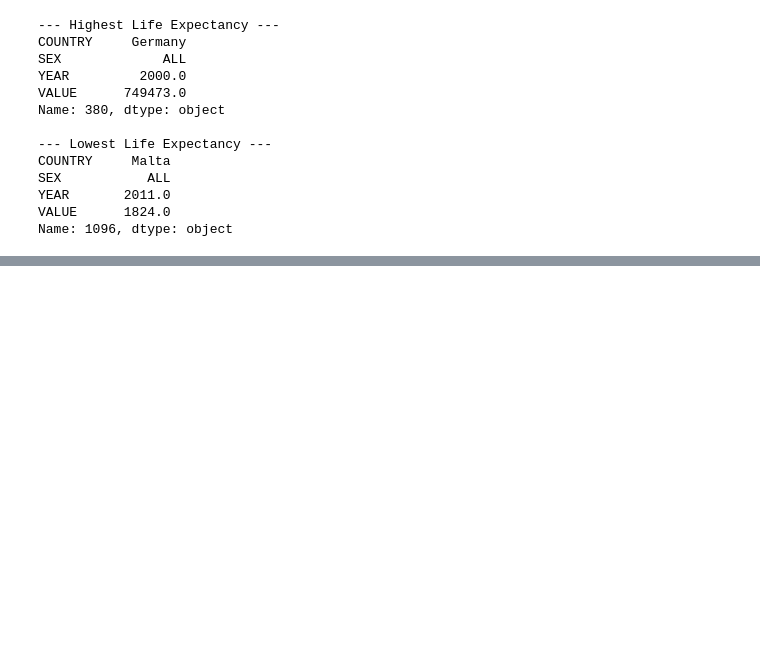
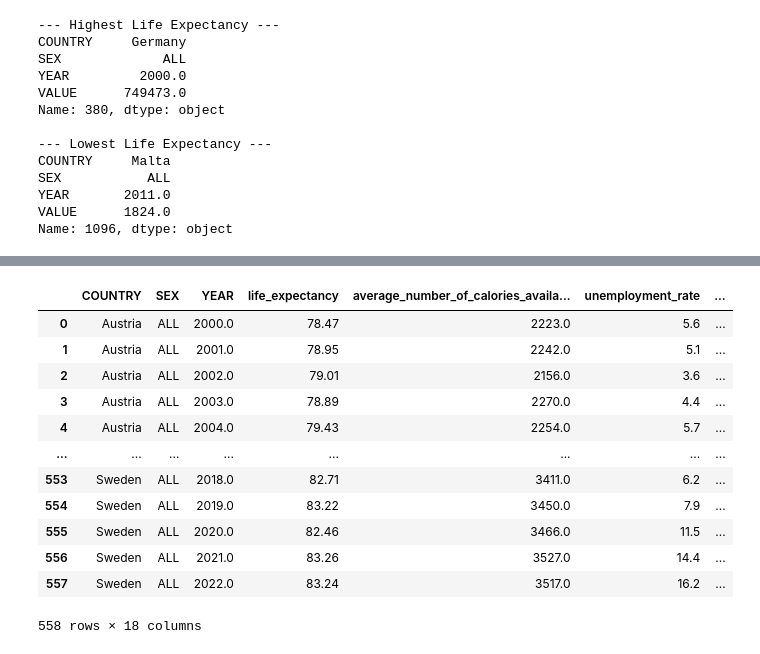
Before and after one commit to alireza1420/Datamining-UU, a Jupyter notebook: preprocessing_general.ipynb, the cells around one changed output, grey strips where cells are left out. Drawn from its saved outputs; the diff is of its cells as text; code cells hidden in the pictures; blank space fills up the shorter version.

```diff
--- a/preprocessing_general.ipynb
+++ b/preprocessing_general.ipynb
@@ -212,0 +229,16 @@ df_csv.to_csv("European_citiznes_rsvp.csv", index=False)
+# %%
+pd.read_csv('European_citiznes_rsvp.csv')
+# %% [output]
+|  | COUNTRY | SEX | YEAR | life_expectancy | average_number_of_calories_availa... | unemployment_rate | ... |
+| 0 | Austria | ALL | 2000.0 | 78.47 | 2223.0 | 5.6 | ... |
+| 1 | Austria | ALL | 2001.0 | 78.95 | 2242.0 | 5.1 | ... |
+| 2 | Austria | ALL | 2002.0 | 79.01 | 2156.0 | 3.6 | ... |
+| 3 | Austria | ALL | 2003.0 | 78.89 | 2270.0 | 4.4 | ... |
+| 4 | Austria | ALL | 2004.0 | 79.43 | 2254.0 | 5.7 | ... |
+| ... | ... | ... | ... | ... | ... | ... | ... |
+| 553 | Sweden | ALL | 2018.0 | 82.71 | 3411.0 | 6.2 | ... |
+| 554 | Sweden | ALL | 2019.0 | 83.22 | 3450.0 | 7.9 | ... |
+| 555 | Sweden | ALL | 2020.0 | 82.46 | 3466.0 | 11.5 | ... |
+| 556 | Sweden | ALL | 2021.0 | 83.26 | 3527.0 | 14.4 | ... |
+| 557 | Sweden | ALL | 2022.0 | 83.24 | 3517.0 | 16.2 | ... |
+558 rows × 18 columns
```
Also changed, not shown: parts of 3 cells of this notebook, 9 other files.
